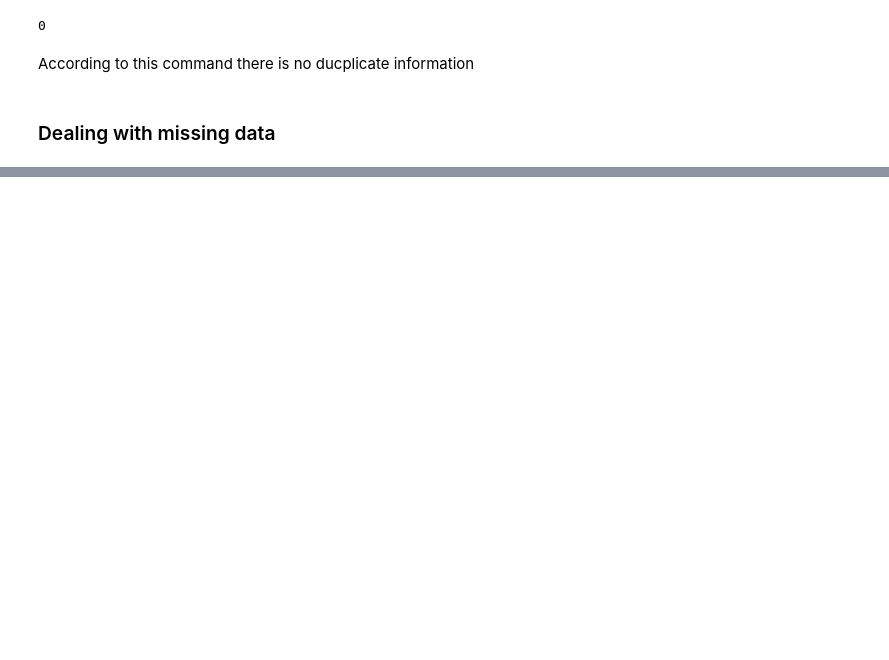
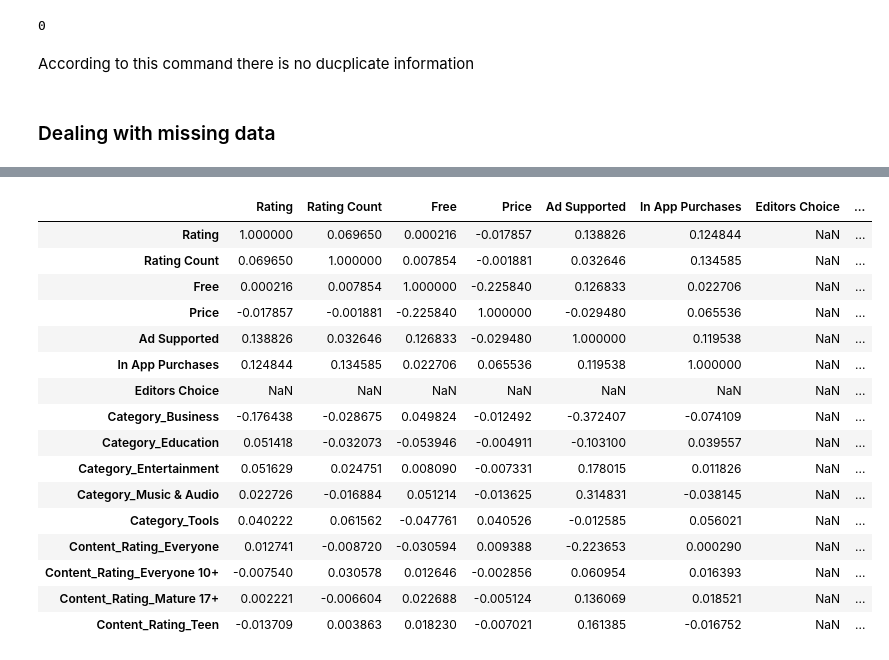
Before and after one commit to LouLan99/User-Rating-Prediction-Model, a Jupyter notebook: notebooks/01-data-loading-cleaning.ipynb, the cells around one changed output, grey strips where cells are left out. Cells and saved outputs as stored; diff of their text form; code cells hidden in the pictures; blank space fills up the shorter version.

```diff
--- a/notebooks/01-data-loading-cleaning.ipynb
+++ b/notebooks/01-data-loading-cleaning.ipynb
@@ -243,0 +453,20 @@ df.fillna()
+# %%
+df.corr()
+# %% [output]
+|  | Rating | Rating Count | Free | Price | Ad Supported | In App Purchases | Editors Choice | ... |
+| Rating | 1.000000 | 0.069650 | 0.000216 | -0.017857 | 0.138826 | 0.124844 | NaN | ... |
+| Rating Count | 0.069650 | 1.000000 | 0.007854 | -0.001881 | 0.032646 | 0.134585 | NaN | ... |
+| Free | 0.000216 | 0.007854 | 1.000000 | -0.225840 | 0.126833 | 0.022706 | NaN | ... |
+| Price | -0.017857 | -0.001881 | -0.225840 | 1.000000 | -0.029480 | 0.065536 | NaN | ... |
+| Ad Supported | 0.138826 | 0.032646 | 0.126833 | -0.029480 | 1.000000 | 0.119538 | NaN | ... |
+| In App Purchases | 0.124844 | 0.134585 | 0.022706 | 0.065536 | 0.119538 | 1.000000 | NaN | ... |
+| Editors Choice | NaN | NaN | NaN | NaN | NaN | NaN | NaN | ... |
+| Category_Business | -0.176438 | -0.028675 | 0.049824 | -0.012492 | -0.372407 | -0.074109 | NaN | ... |
+| Category_Education | 0.051418 | -0.032073 | -0.053946 | -0.004911 | -0.103100 | 0.039557 | NaN | ... |
+| Category_Entertainment | 0.051629 | 0.024751 | 0.008090 | -0.007331 | 0.178015 | 0.011826 | NaN | ... |
+| Category_Music & Audio | 0.022726 | -0.016884 | 0.051214 | -0.013625 | 0.314831 | -0.038145 | NaN | ... |
+| Category_Tools | 0.040222 | 0.061562 | -0.047761 | 0.040526 | -0.012585 | 0.056021 | NaN | ... |
+| Content_Rating_Everyone | 0.012741 | -0.008720 | -0.030594 | 0.009388 | -0.223653 | 0.000290 | NaN | ... |
+| Content_Rating_Everyone 10+ | -0.007540 | 0.030578 | 0.012646 | -0.002856 | 0.060954 | 0.016393 | NaN | ... |
+| Content_Rating_Mature 17+ | 0.002221 | -0.006604 | 0.022688 | -0.005124 | 0.136069 | 0.018521 | NaN | ... |
+| Content_Rating_Teen | -0.013709 | 0.003863 | 0.018230 | -0.007021 | 0.161385 | -0.016752 | NaN | ... |
```
Also changed, not shown: parts of 32 cells of this notebook.
